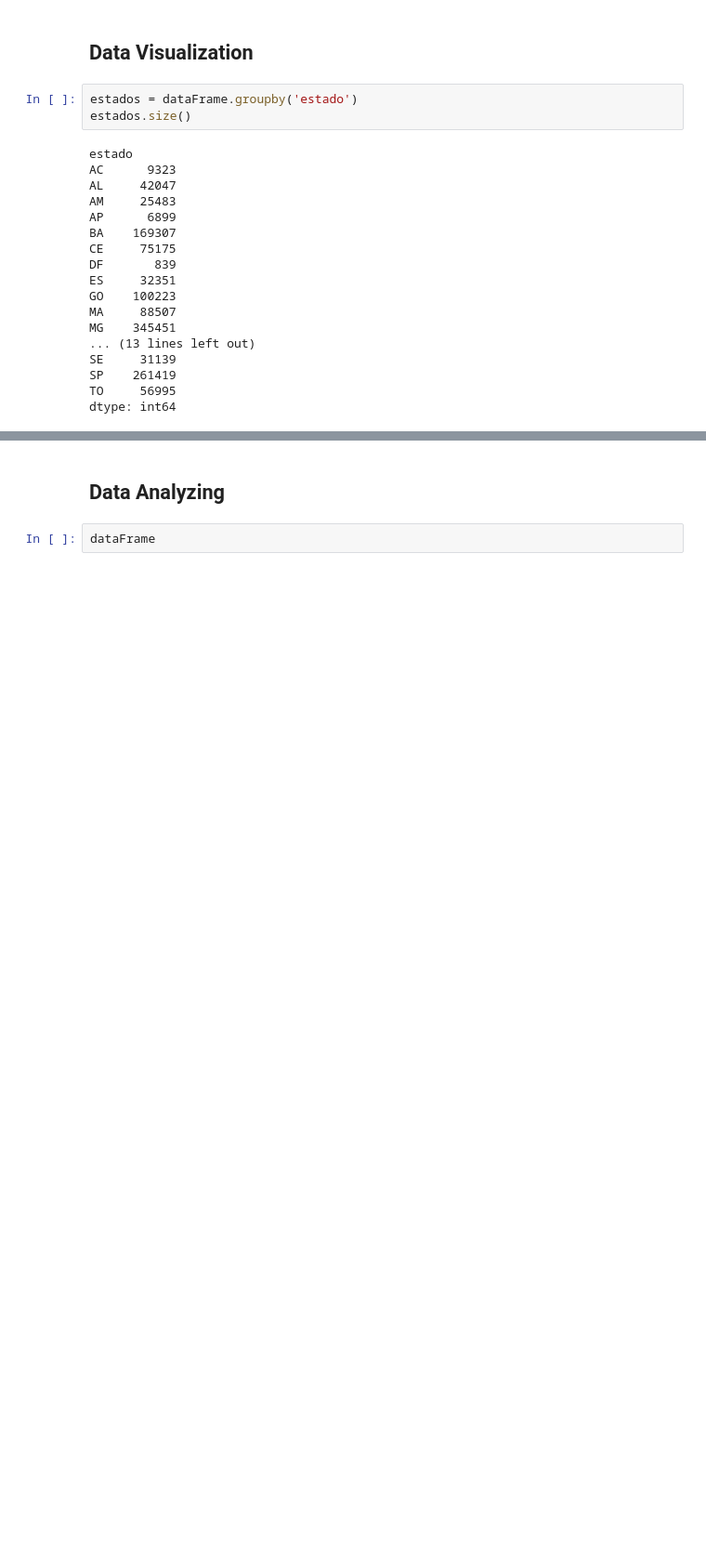
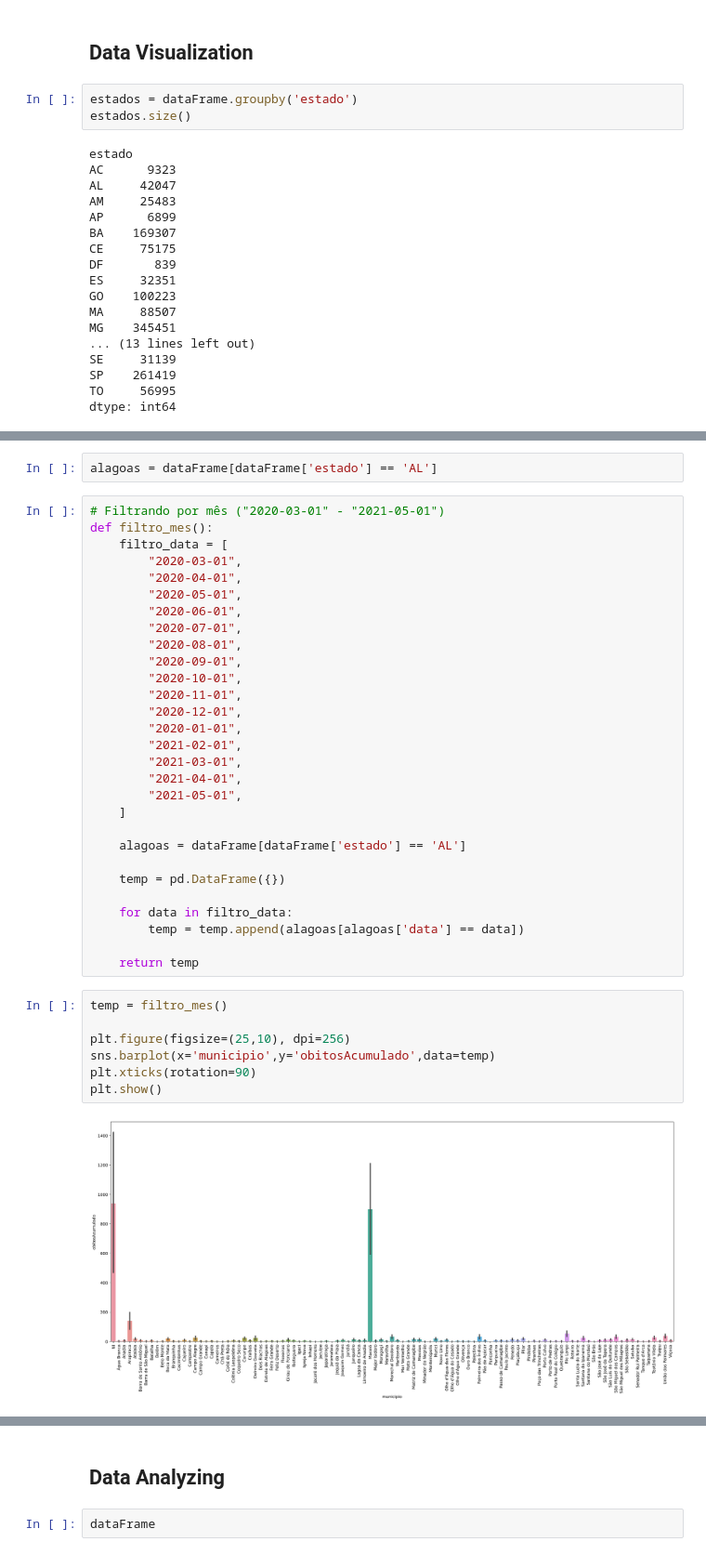
Before and after one commit to Carlos-Xavier/DataScienceUfal, a Jupyter notebook: project.ipynb, the cells around one changed output, grey strips where cells are left out. Shown at 93% size. Cells and saved outputs as stored; diff of their text form; blank space fills up the shorter version.

```diff
--- a/project.ipynb
+++ b/project.ipynb
@@ -156,0 +190,40 @@ a.plot.bar(figsize=(25,10))
+# %%
+alagoas = dataFrame[dataFrame['estado'] == 'AL']
+# %%
+# Filtrando por mês ("2020-03-01" - "2021-05-01")
+def filtro_mes():
+    filtro_data = [
+        "2020-03-01",
+        "2020-04-01",
+        "2020-05-01",
+        "2020-06-01",
+        "2020-07-01",
+        "2020-08-01",
+        "2020-09-01",
+        "2020-10-01",
+        "2020-11-01",
+        "2020-12-01",
+        "2020-01-01",
+        "2021-02-01",
+        "2021-03-01",
+        "2021-04-01",
+        "2021-05-01",
+    ]
+
+    alagoas = dataFrame[dataFrame['estado'] == 'AL']
+
+    temp = pd.DataFrame({})
+
+    for data in filtro_data:
+        temp = temp.append(alagoas[alagoas['data'] == data])
+
+    return temp
+# %%
+temp = filtro_mes()
+
+plt.figure(figsize=(25,10), dpi=256)
+sns.barplot(x='municipio',y='obitosAcumulado',data=temp)
+plt.xticks(rotation=90)
+plt.show()
+# %% [output]
+[figure, added]
```
Also changed, not shown: parts of 11 cells of this notebook.
